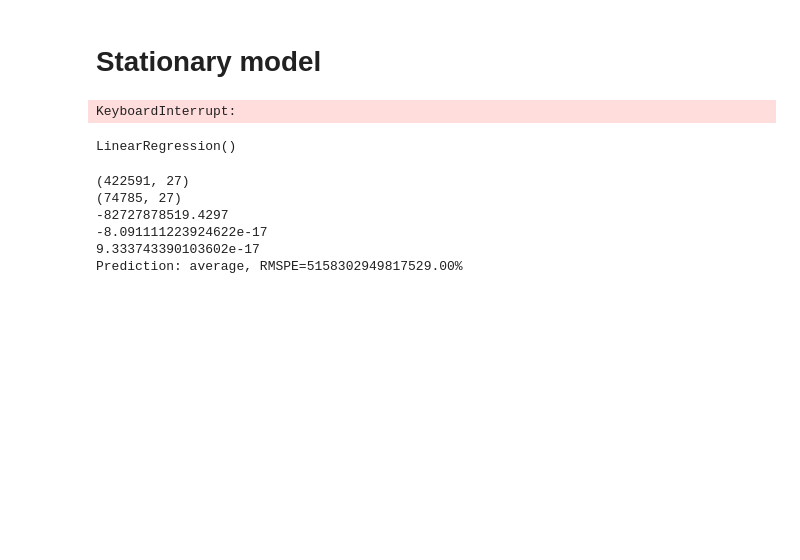
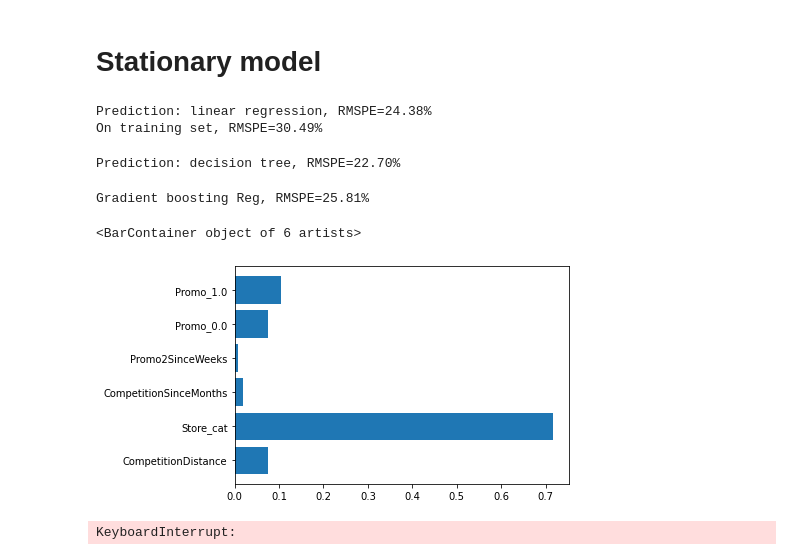
Before and after one commit to igivis7/dsr28_minicomp_team1, a Jupyter notebook: Sabine full analysis.ipynb, the cells around one changed output. Cells and saved outputs as stored; diff of their text form; code cells hidden in the pictures; blank space fills up the shorter version.

Commit message:
Improved model

```diff
--- a/Sabine full analysis.ipynb
+++ b/Sabine full analysis.ipynb
@@ -127,8 +148,12 @@ def generate_mapping(data):
     means = data[data['Store'] > 0].groupby(['Store']).mean()['Sales']
     mapping = {}
     # create new store category based on mean sales
-    limits = [5000, 7500, 10000]
+ #   limits = [5000, 7500, 10000]
+  #  limits = [5000, 6000, 7000, 8000, 9000, 10000]
+    limits = range(2000, 20000, 500)
     new_cat = ["l", "m", "h", "vh"]
+    new_cat = np.array(range(len(limits)+1))
+    print(new_cat)
     for i, m in enumerate(means):
         mapping[means.index[i]] = new_cat[0]
         for j, l in enumerate(limits):
@@ -326,3 +337,45 @@ X_valid = validation_transformed.drop(columns = ['Sales'])
 y_valid = validation_transformed['Sales']
 # %% [markdown]
 # Stationary model
+# %%
+# Linear regression model
+from sklearn.linear_model import LinearRegression
+
+lin_reg = LinearRegression()
+lin_reg.fit(X_train, y_train)
+y_pred = lin_reg.predict(X_valid)
+rmspe = metric(y_pred, np.array(y_valid))
+
+print(f'Prediction: linear regression, RMSPE={rmspe:.2f}%')
+y_pred_train = lin_reg.predict(X_train)
+rmspe = metric(y_pred_train, np.array(y_train))
+print(f'On training set, RMSPE={rmspe:.2f}%')
+# %% [output]
+Prediction: linear regression, RMSPE=24.38%
+On training set, RMSPE=30.49%
+# %%
+from sklearn.tree import DecisionTreeRegressor
+
+tree_reg = DecisionTreeRegressor()
+tree_reg.fit(X_train, y_train)
+y_pred = tree_reg.predict(X_valid)
+rmspe = metric(y_pred, np.array(y_valid))
+print(f'Prediction: decision tree, RMSPE={rmspe:.2f}%')
+# %% [output]
+Prediction: decision tree, RMSPE=22.70%
+# %%
+from sklearn.ensemble import GradientBoostingRegressor
+gbrt = GradientBoostingRegressor(max_depth=2, n_estimators=3, learning_rate=1.)
+gbrt.fit(X_train, y_train)
+y_pred = gbrt.predict(X_valid)
+rmspe = metric(y_pred, np.array(y_valid))
+print(f'Gradient boosting Reg, RMSPE={rmspe:.2f}%')
+# %% [output]
+Gradient boosting Reg, RMSPE=25.81%
+# %%
+from sklearn.ensemble import RandomForestRegressor
+forest_reg = RandomForestRegressor()
+forest_reg.fit(X_train, y_train)
+y_pred = forest_reg.predict(X_valid)
+rmspe = metric(y_pred, np.array(y_valid))
+print(f'Prediction: random forest, RMSPE={rmspe:.2f}%')
@@ -328,0 +386,5 @@ y_valid = validation_transformed['Sales']
+# %%
+plt.barh(X_train.columns, forest_reg.feature_importances_)
+# %% [output]
+<BarContainer object of 6 artists>
+[figure, added]
@@ -355,28 +424,3 @@ fig.add_hline(y=0.05)
 fig.show()
 # %% [output]
 KeyboardInterrupt:
-# %%
-# Linear regression model
-from sklearn.linear_model import LinearRegression
-
-lin_reg = LinearRegression()
-lin_reg.fit(X_train, y_train)
-# %% [output]
-LinearRegression()
-# %%
-print(X_train.shape)
-print(X_valid.shape)
-y_pred = lin_reg.predict(X_valid)
-rmspe = metric(y_pred, np.array(y_valid))
-print(y_pred.mean())
-print(y_valid.mean())
-print(y_train.mean())
-
-print(f'Prediction: average, RMSPE={rmspe:.2f}%')
-# %% [output]
-(422591, 27)
-(74785, 27)
--82727878519.4297
--8.091111223924622e-17
-9.333743390103602e-17
-Prediction: average, RMSPE=5158302949817529.00%
```
Also changed, not shown: parts of 13 cells of this notebook.
